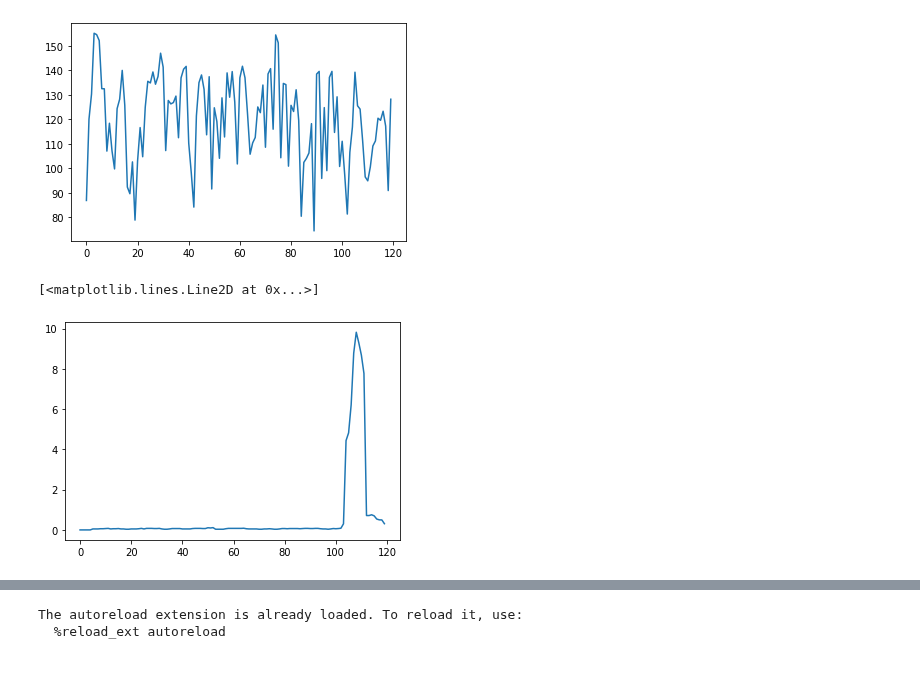
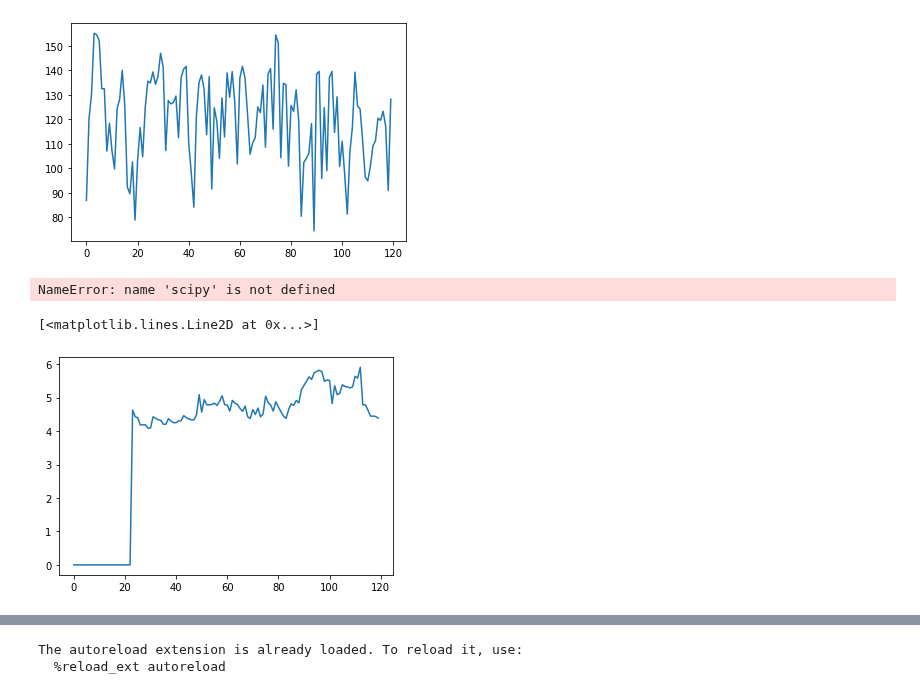
Before and after one commit to ai4sre/meltria-analyzer, a Jupyter notebook: notebooks/changepoint.ipynb, the cells around one changed output, grey strips where cells are left out. Cells and saved outputs as stored; diff of their text form; code cells hidden in the pictures.

```diff
--- a/notebooks/changepoint.ipynb
+++ b/notebooks/changepoint.ipynb
@@ -159,9 +160,16 @@ array([ 86.8978, 120.0454, 130.3337, 155.1289, 154.5636, 152.1516,
 [figure]
 # %%
 zscores = scipy.stats.zscore(white_noise_series)
-knn = KNNOutlierDetector(6, 1)
+knn = KNNOutlierDetector(int(white_noise_series.size * 0.1), 1)
 wn_scores = knn.score(zscores)
 plt.plot(wn_scores)
 # %% [output]
-[<matplotlib.lines.Line2D at 0x...>]
+NameError: name 'scipy' is not defined
-[figure, removed]
+# %%
+zscores = scipy.stats.zscore(white_noise_series)
+knn = KNNOutlierDetector(int(white_noise_series.size * 0.2), 1)
+wn_scores = knn.score(zscores)
+plt.plot(wn_scores)
+# %% [output]
+[<matplotlib.lines.Line2D at 0x...>]
+[figure, added]
```
Also changed, not shown: parts of 3 cells of this notebook.
